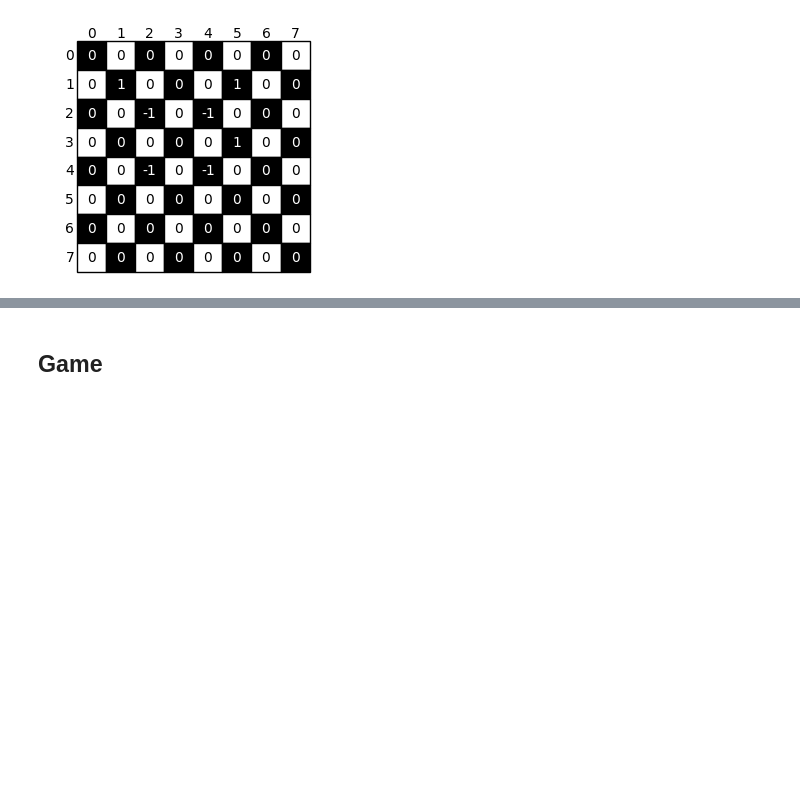
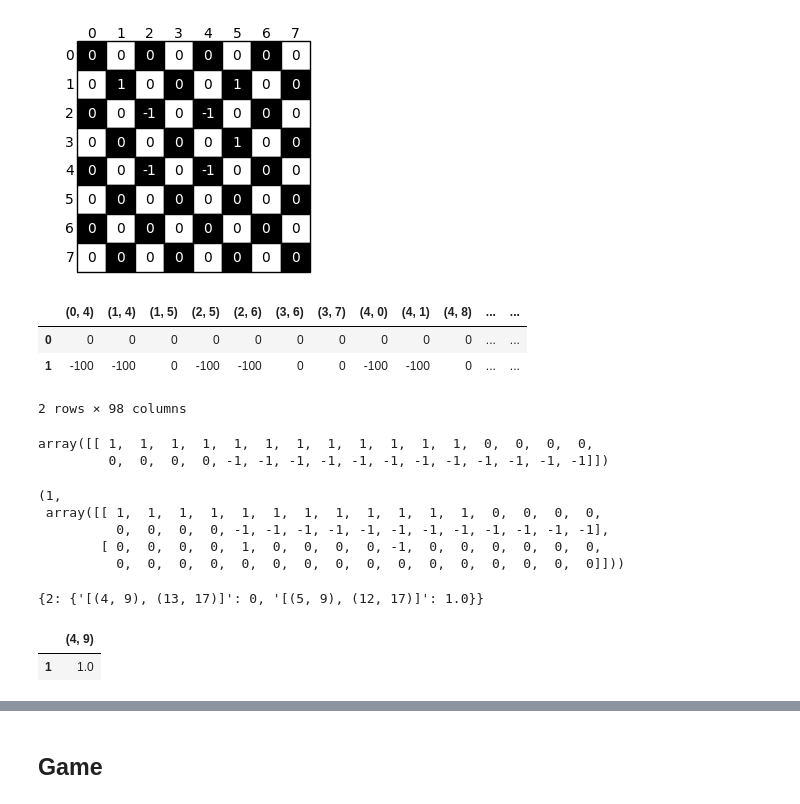
Before and after one commit to federicoschiaffino/Eldo, a Jupyter notebook: Eldo/Q Learning.ipynb, the cells around one changed output, grey strips where cells are left out. Cells and saved outputs as stored; diff of their text form; code cells hidden in the pictures; blank space fills up the shorter version.

```diff
--- a/Eldo/Q Learning.ipynb
+++ b/Eldo/Q Learning.ipynb
@@ -192,0 +218,20 @@ def initialise_board(initial_board, agent, Q_color, color_boards):
+# %%
+Q_black
+# %% [output]
+|  | (0, 4) | (1, 4) | (1, 5) | (2, 5) | (2, 6) | (3, 6) | (3, 7) | (4, 0) | (4, 1) | (4, 8) | ... | ... |
+| 0 | 0 | 0 | 0 | 0 | 0 | 0 | 0 | 0 | 0 | 0 | ... | ... |
+| 1 | -100 | -100 | 0 | -100 | -100 | 0 | 0 | -100 | -100 | 0 | ... | ... |
+2 rows × 98 columns
+# %%
+black_boards
+# %% [output]
+array([[ 1,  1,  1,  1,  1,  1,  1,  1,  1,  1,  1,  1,  0,  0,  0,  0,
+         0,  0,  0,  0, -1, -1, -1, -1, -1, -1, -1, -1, -1, -1, -1, -1]])
+# %%
+initialise_board(bb, 1, Q_black, black_boards)
+# %% [output]
+(1,
+ array([[ 1,  1,  1,  1,  1,  1,  1,  1,  1,  1,  1,  1,  0,  0,  0,  0,
+          0,  0,  0,  0, -1, -1, -1, -1, -1, -1, -1, -1, -1, -1, -1, -1],
+        [ 0,  0,  0,  0,  1,  0,  0,  0,  0, -1,  0,  0,  0,  0,  0,  0,
+          0,  0,  0,  0,  0,  0,  0,  0,  0,  0,  0,  0,  0,  0,  0,  0]]))
@@ -278 +388,11 @@ black_hist = []
+# %%
+black_mult_caps_dict
+# %% [output]
+{2: {'[(4, 9), (13, 17)]': 0, '[(5, 9), (12, 17)]': 1.0}}
+# %%
+Q_black.loc
+Q_black.loc[[1], [(4,9)]]
+# %% [output]
+|  | (4, 9) |
+| 1 | 1.0 |
 # %%
```
Also changed, not shown: parts of 20 cells of this notebook, 2 other files.
